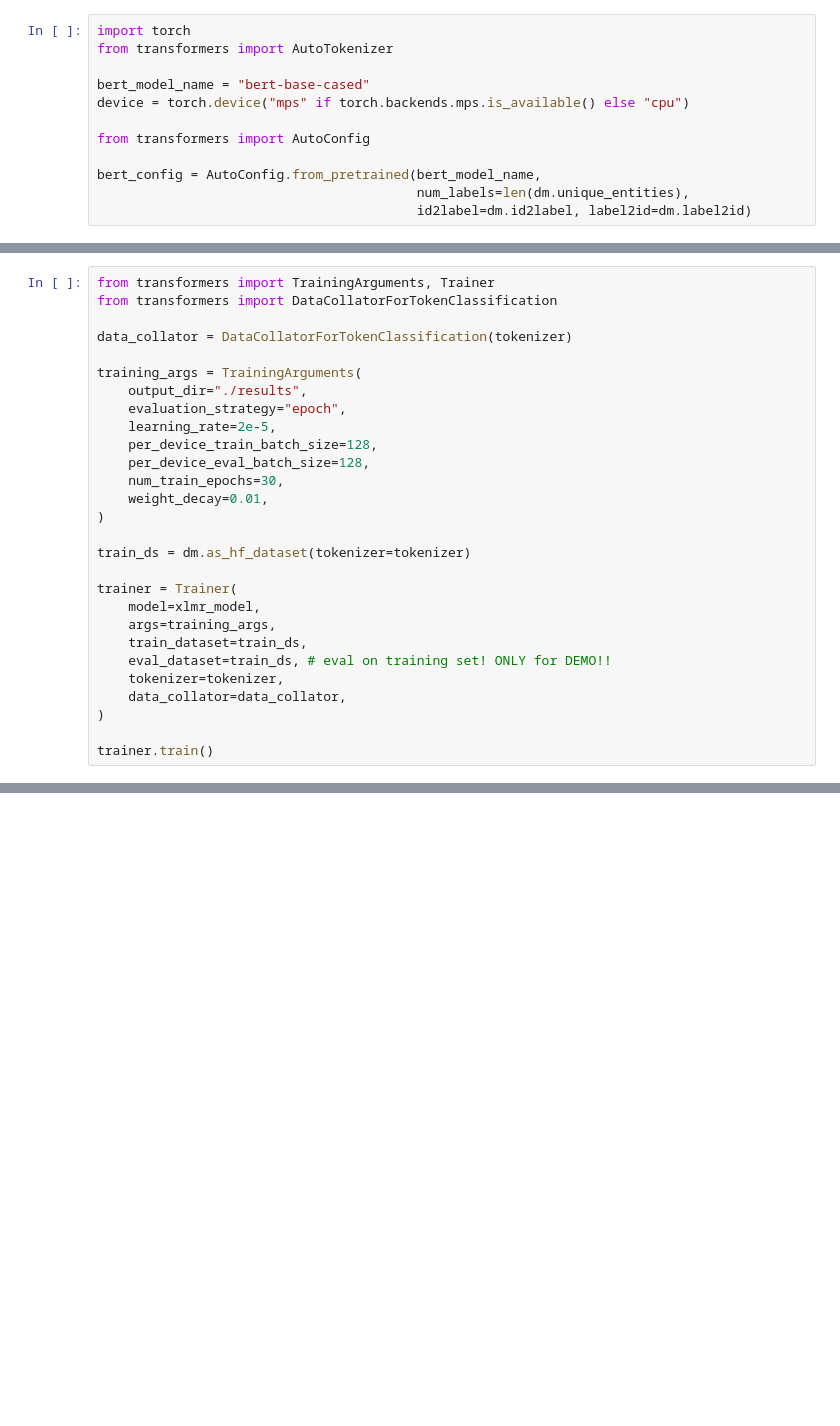
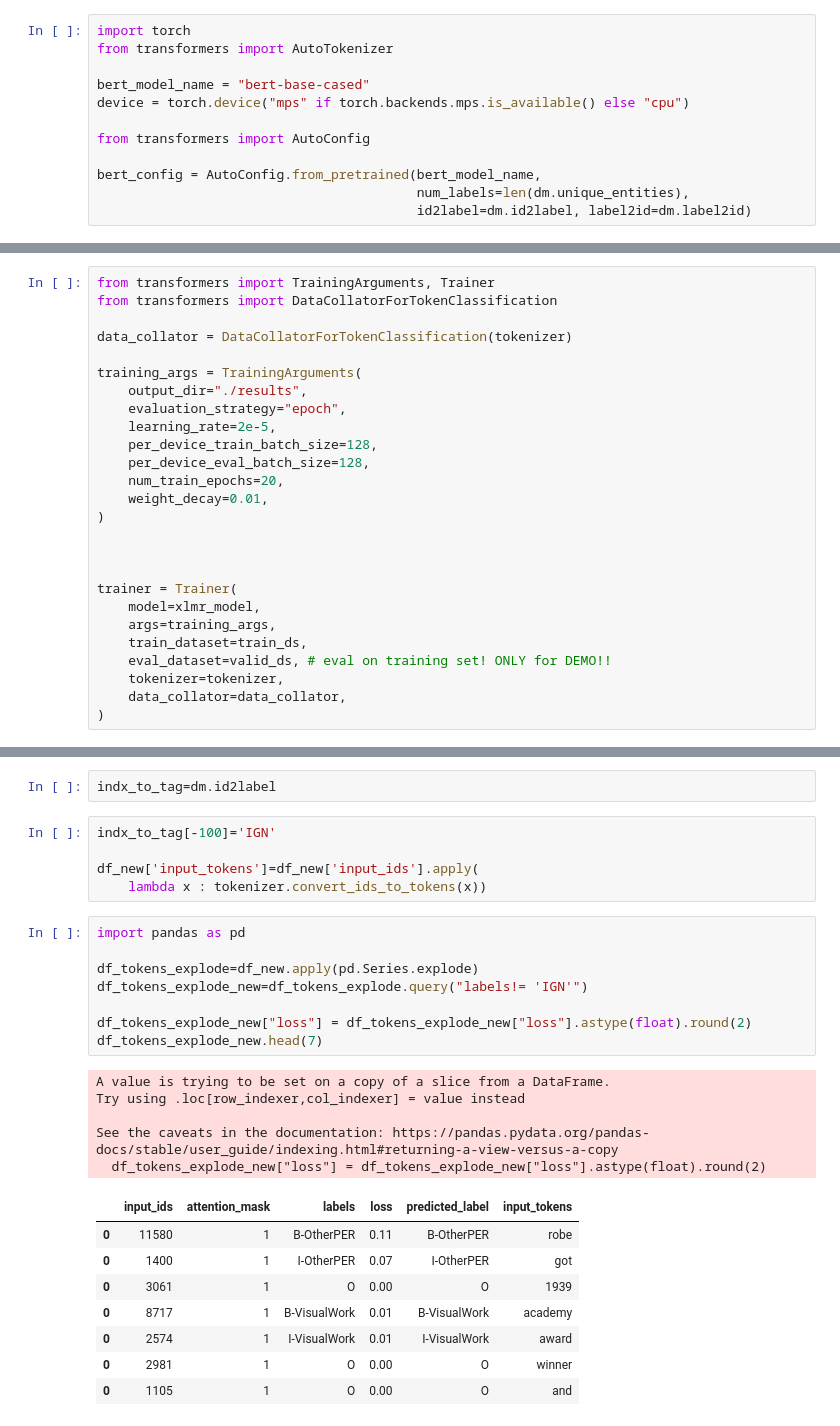
Before and after one commit to joesharratt1229/MultiCoNER, a Jupyter notebook: Fine_tuning_HF_NER_Model.ipynb, the cells around one changed output, grey strips where cells are left out. Drawn from its saved outputs; the diff is of its cells as text; blank space fills up the shorter version.

```diff
--- a/Fine_tuning_HF_NER_Model.ipynb
+++ b/Fine_tuning_HF_NER_Model.ipynb
@@ -256,22 +234,20 @@ training_args = TrainingArguments(
     learning_rate=2e-5,
     per_device_train_batch_size=128,
     per_device_eval_batch_size=128,
-    num_train_epochs=30,
+    num_train_epochs=20,
     weight_decay=0.01,
 )
 
-train_ds = dm.as_hf_dataset(tokenizer=tokenizer)
+
 
 trainer = Trainer(
     model=xlmr_model,
     args=training_args,
     train_dataset=train_ds,
-    eval_dataset=train_ds, # eval on training set! ONLY for DEMO!!
+    eval_dataset=valid_ds, # eval on training set! ONLY for DEMO!!
     tokenizer=tokenizer,
     data_collator=data_collator,
 )
-
-trainer.train()
 # %% [output]
 huggingface/tokenizers: The current process just got forked, after parallelism has already been used. Disabling parallelism to avoid deadlocks...
 To disable this warning, you can either:
@@ -312,0 +383,29 @@ You're using a BertTokenizerFast tokenizer. Please note that with a fast tokeniz
+# %%
+indx_to_tag=dm.id2label
+# %%
+indx_to_tag[-100]='IGN'
+
+df_new['input_tokens']=df_new['input_ids'].apply(
+    lambda x : tokenizer.convert_ids_to_tokens(x))
+# %%
+import pandas as pd
+
+df_tokens_explode=df_new.apply(pd.Series.explode)
+df_tokens_explode_new=df_tokens_explode.query("labels!= 'IGN'")
+
+df_tokens_explode_new["loss"] = df_tokens_explode_new["loss"].astype(float).round(2)
+df_tokens_explode_new.head(7)
+# %% [output]
+A value is trying to be set on a copy of a slice from a DataFrame.
+Try using .loc[row_indexer,col_indexer] = value instead
+
+See the caveats in the documentation: https://pandas.pydata.org/pandas-docs/stable/user_guide/indexing.html#returning-a-view-versus-a-copy
+  df_tokens_explode_new["loss"] = df_tokens_explode_new["loss"].astype(float).round(2)
+|  | input_ids | attention_mask | labels | loss | predicted_label | input_tokens |
+| 0 | 11580 | 1 | B-OtherPER | 0.11 | B-OtherPER | robe |
+| 0 | 1400 | 1 | I-OtherPER | 0.07 | I-OtherPER | got |
+| 0 | 3061 | 1 | O | 0.00 | O | 1939 |
+| 0 | 8717 | 1 | B-VisualWork | 0.01 | B-VisualWork | academy |
+| 0 | 2574 | 1 | I-VisualWork | 0.01 | I-VisualWork | award |
+| 0 | 2981 | 1 | O | 0.00 | O | winner |
+| 0 | 1105 | 1 | O | 0.00 | O | and |
```
Also changed, not shown: parts of 20 cells of this notebook.
